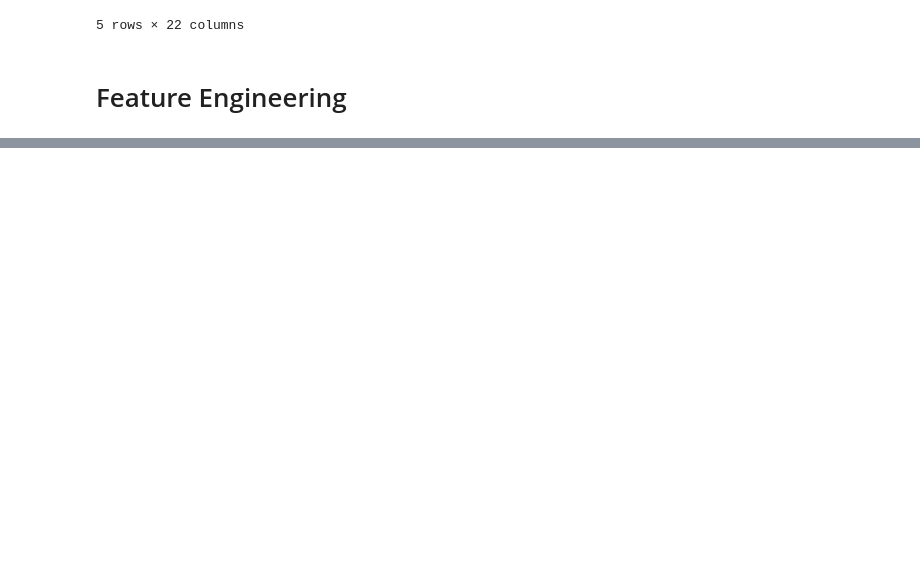
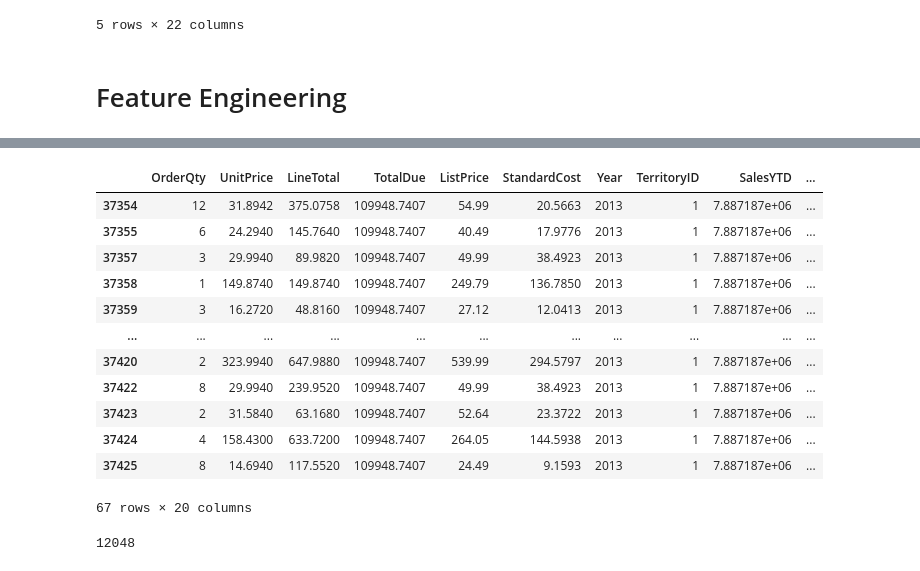
Before and after one commit to ga1nang/curent_topic, a Jupyter notebook: predict_new.ipynb, the cells around one changed output, grey strips where cells are left out. Drawn from its saved outputs; the diff is of its cells as text; code cells hidden in the pictures; blank space fills up the shorter version.

```diff
--- a/predict_new.ipynb
+++ b/predict_new.ipynb
@@ -239,0 +367,21 @@ transformed_df.head()
+# %%
+transformed_df[transformed_df['OrderID'] == 51721]
+# %% [output]
+|  | OrderQty | UnitPrice | LineTotal | TotalDue | ListPrice | StandardCost | Year | TerritoryID | SalesYTD | ... |
+| 37354 | 12 | 31.8942 | 375.0758 | 109948.7407 | 54.99 | 20.5663 | 2013 | 1 | 7.887187e+06 | ... |
+| 37355 | 6 | 24.2940 | 145.7640 | 109948.7407 | 40.49 | 17.9776 | 2013 | 1 | 7.887187e+06 | ... |
+| 37357 | 3 | 29.9940 | 89.9820 | 109948.7407 | 49.99 | 38.4923 | 2013 | 1 | 7.887187e+06 | ... |
+| 37358 | 1 | 149.8740 | 149.8740 | 109948.7407 | 249.79 | 136.7850 | 2013 | 1 | 7.887187e+06 | ... |
+| 37359 | 3 | 16.2720 | 48.8160 | 109948.7407 | 27.12 | 12.0413 | 2013 | 1 | 7.887187e+06 | ... |
+| ... | ... | ... | ... | ... | ... | ... | ... | ... | ... | ... |
+| 37420 | 2 | 323.9940 | 647.9880 | 109948.7407 | 539.99 | 294.5797 | 2013 | 1 | 7.887187e+06 | ... |
+| 37422 | 8 | 29.9940 | 239.9520 | 109948.7407 | 49.99 | 38.4923 | 2013 | 1 | 7.887187e+06 | ... |
+| 37423 | 2 | 31.5840 | 63.1680 | 109948.7407 | 52.64 | 23.3722 | 2013 | 1 | 7.887187e+06 | ... |
+| 37424 | 4 | 158.4300 | 633.7200 | 109948.7407 | 264.05 | 144.5938 | 2013 | 1 | 7.887187e+06 | ... |
+| 37425 | 8 | 14.6940 | 117.5520 | 109948.7407 | 24.49 | 9.1593 | 2013 | 1 | 7.887187e+06 | ... |
+67 rows × 20 columns
+# %%
+test_df = transformed_df.drop(['OrderID'], axis=1)
+test_df.duplicated().sum()
+# %% [output]
+12048
```
Also changed, not shown: parts of 13 cells of this notebook, 7 other files.
